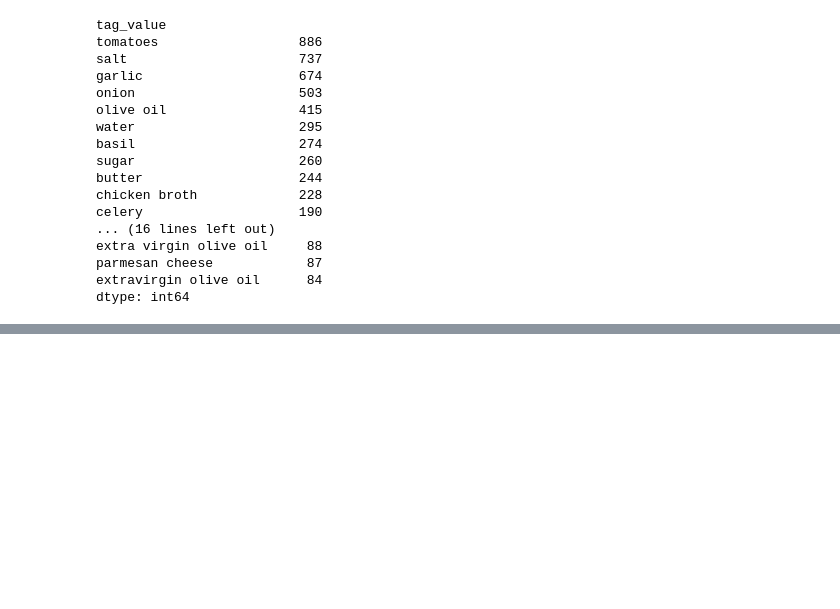
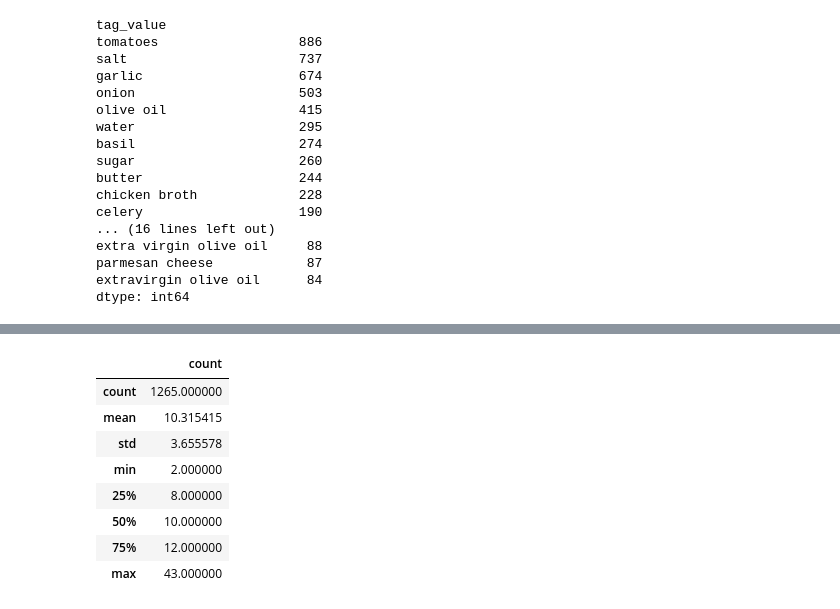
Before and after one commit to fenna/ingredient_landscape, a Jupyter notebook: EDA3.ipynb, the cells around one changed output, grey strips where cells are left out. Saved outputs shown, nothing was run; the diff lists cells and outputs as text; code cells hidden in the pictures; blank space fills up the shorter version.

```diff
--- a/EDA3.ipynb
+++ b/EDA3.ipynb
@@ -91,0 +109,12 @@ freq.plot(kind="bar", title = "ingredient frequencies of tomato soup");
+# %%
+rc.describe()
+# %% [output]
+|  | count |
+| count | 1265.000000 |
+| mean | 10.315415 |
+| std | 3.655578 |
+| min | 2.000000 |
+| 25% | 8.000000 |
+| 50% | 10.000000 |
+| 75% | 12.000000 |
+| max | 43.000000 |
```
Also changed, not shown: parts of 7 cells of this notebook.
